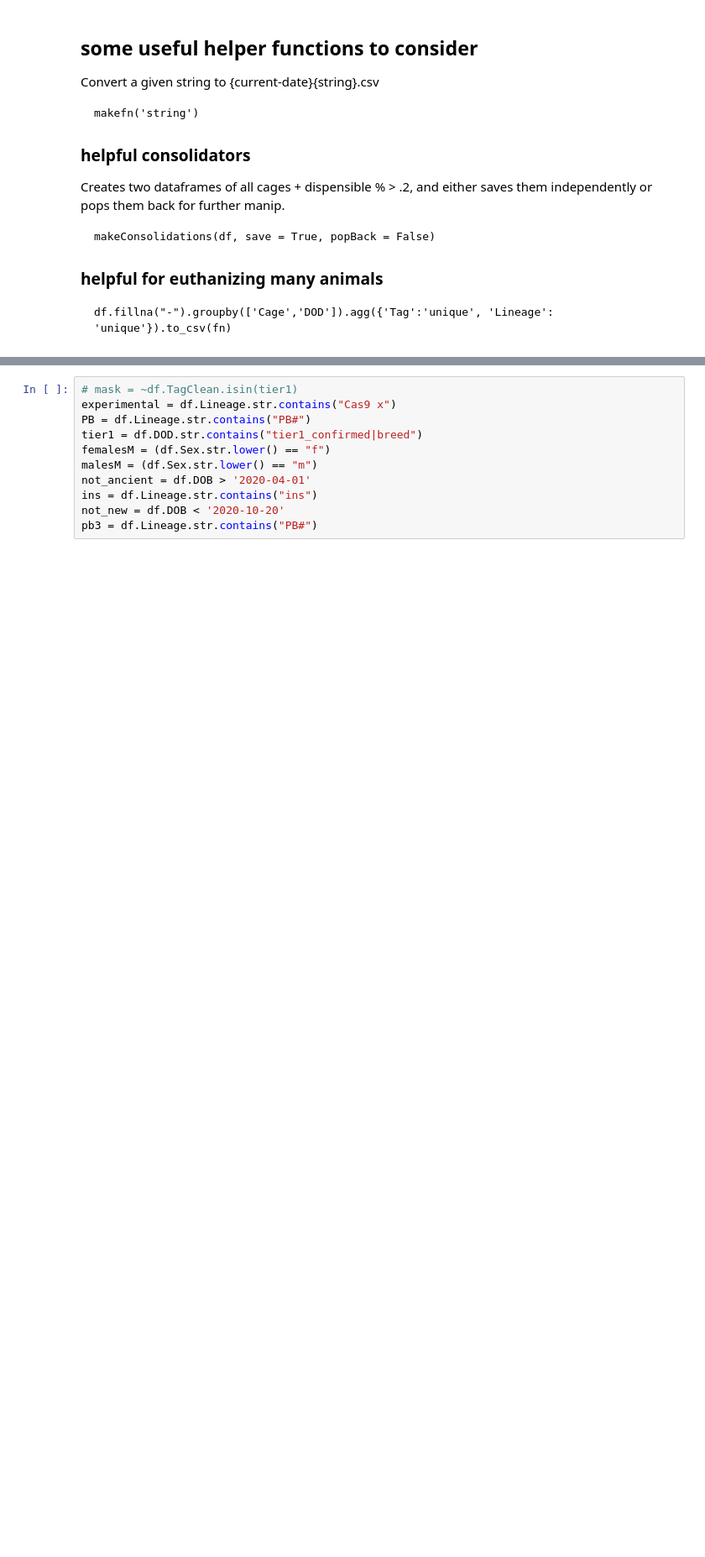
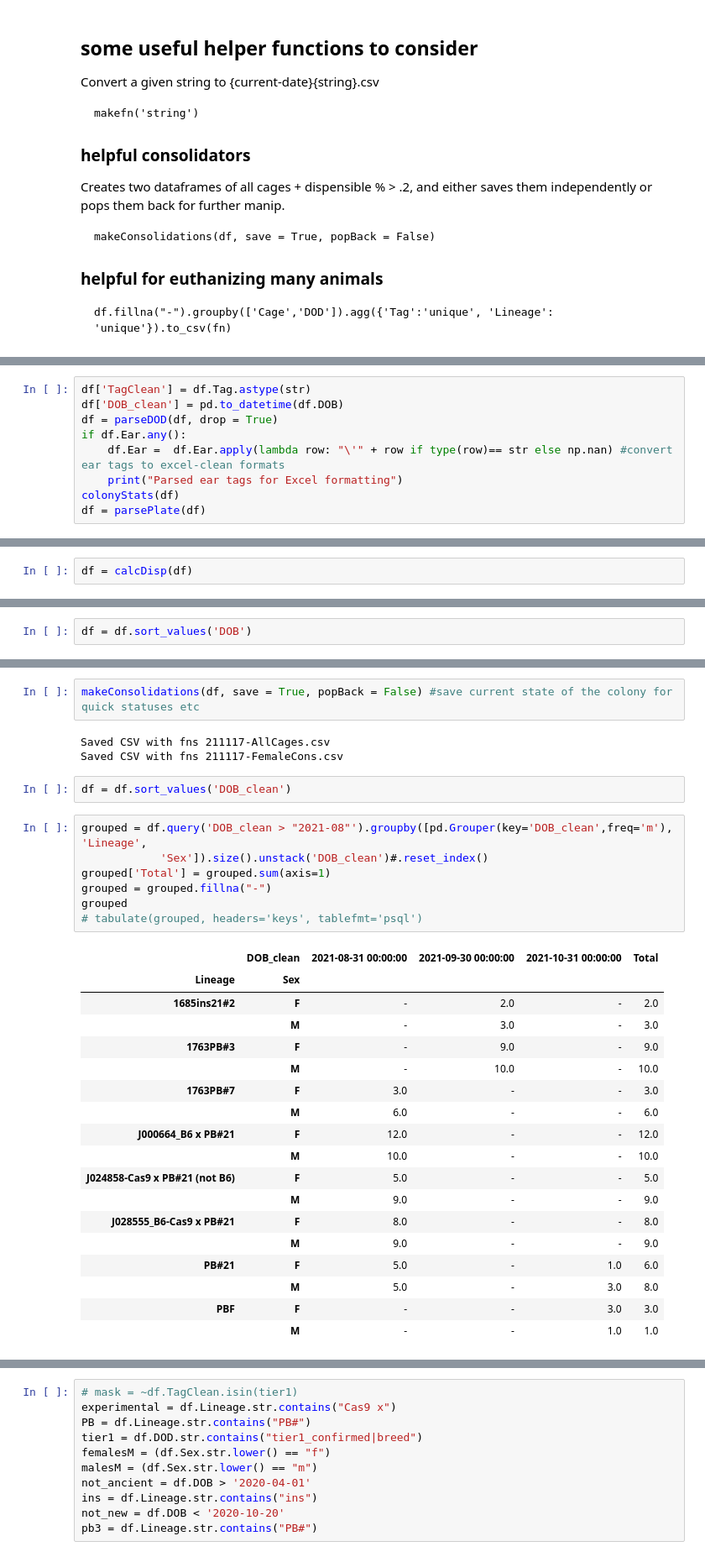
Before and after one commit to kathleenleeper/ms_kalhor, a Jupyter notebook: mouse_mgmt.ipynb, the cells around one changed output, grey strips where cells are left out. Shown at 84% size. Cells and saved outputs as stored; diff of their text form; blank space fills up the shorter version.

Commit message:
commit of current working version for jin to look at

```diff
--- a/mouse_mgmt.ipynb
+++ b/mouse_mgmt.ipynb
@@ -28,0 +36,9 @@ df.fillna("-").groupby(['Cage','DOD']).agg({'Tag':'unique', 'Lineage': 'unique'}
+# %%
+df['TagClean'] = df.Tag.astype(str)
+df['DOB_clean'] = pd.to_datetime(df.DOB)
+df = parseDOD(df, drop = True)
+if df.Ear.any():
+    df.Ear =  df.Ear.apply(lambda row: "\'" + row if type(row)== str else np.nan) #convert ear tags to excel-clean formats
+    print("Parsed ear tags for Excel formatting")
+colonyStats(df)
+df = parsePlate(df)
@@ -28,0 +62,2 @@ df.fillna("-").groupby(['Cage','DOD']).agg({'Tag':'unique', 'Lineage': 'unique'}
+# %%
+df = calcDisp(df)
@@ -28,0 +70,2 @@ df.fillna("-").groupby(['Cage','DOD']).agg({'Tag':'unique', 'Lineage': 'unique'}
+# %%
+df = df.sort_values('DOB')
@@ -28,0 +113,33 @@ df.fillna("-").groupby(['Cage','DOD']).agg({'Tag':'unique', 'Lineage': 'unique'}
+# %%
+makeConsolidations(df, save = True, popBack = False) #save current state of the colony for quick statuses etc
+# %% [output]
+Saved CSV with fns 211117-AllCages.csv
+Saved CSV with fns 211117-FemaleCons.csv
+# %%
+df = df.sort_values('DOB_clean')
+# %%
+grouped = df.query('DOB_clean > "2021-08"').groupby([pd.Grouper(key='DOB_clean',freq='m'), 'Lineage',
+            'Sex']).size().unstack('DOB_clean')#.reset_index()
+grouped['Total'] = grouped.sum(axis=1)
+grouped = grouped.fillna("-")
+grouped
+# tabulate(grouped, headers='keys', tablefmt='psql')
+# %% [output]
+|  | DOB_clean | 2021-08-31 00:00:00 | 2021-09-30 00:00:00 | 2021-10-31 00:00:00 | Total |
+| Lineage | Sex |  |  |  |  |
+| 1685ins21#2 | F | - | 2.0 | - | 2.0 |
+|  | M | - | 3.0 | - | 3.0 |
+| 1763PB#3 | F | - | 9.0 | - | 9.0 |
+|  | M | - | 10.0 | - | 10.0 |
+| 1763PB#7 | F | 3.0 | - | - | 3.0 |
+|  | M | 6.0 | - | - | 6.0 |
+| J000664_B6 x PB#21 | F | 12.0 | - | - | 12.0 |
+|  | M | 10.0 | - | - | 10.0 |
+| J024858-Cas9 x PB#21 (not B6) | F | 5.0 | - | - | 5.0 |
+|  | M | 9.0 | - | - | 9.0 |
+| J028555_B6-Cas9 x PB#21 | F | 8.0 | - | - | 8.0 |
+|  | M | 9.0 | - | - | 9.0 |
+| PB#21 | F | 5.0 | - | 1.0 | 6.0 |
+|  | M | 5.0 | - | 3.0 | 8.0 |
+| PBF | F | - | - | 3.0 | 3.0 |
+|  | M | - | - | 1.0 | 1.0 |
```
Also changed, not shown: parts of 63 cells of this notebook, 2 other files.
